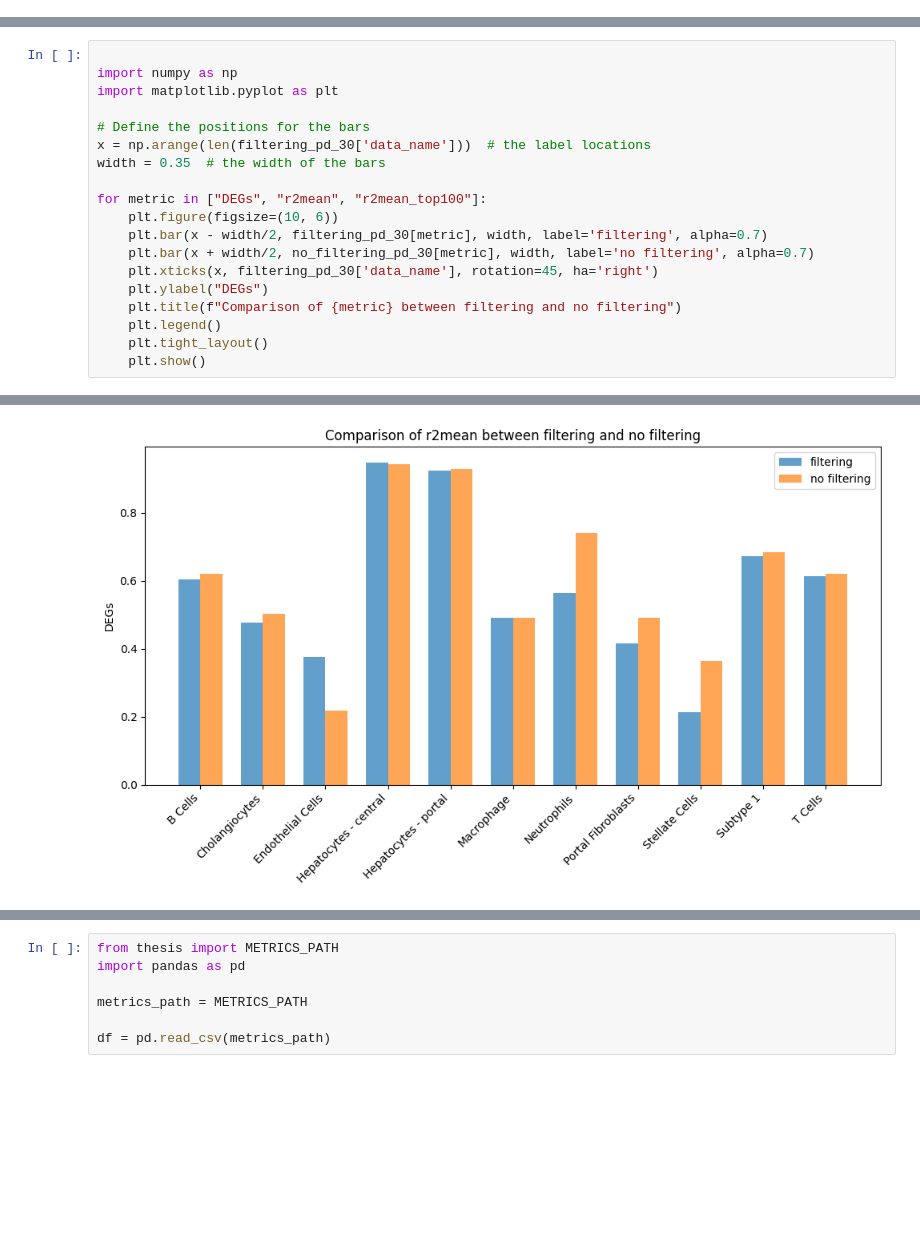
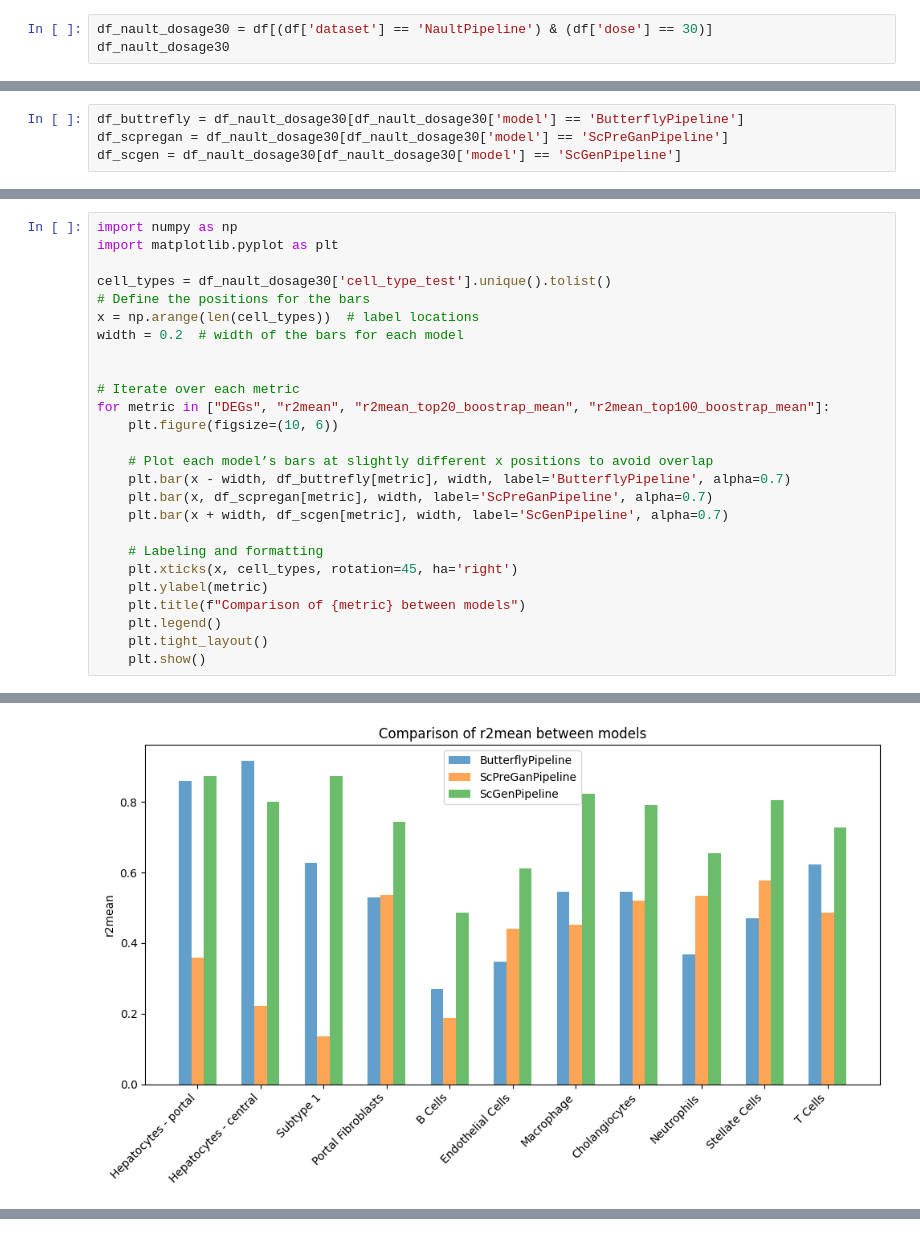
Before and after one commit to thodkatz/thesis, a Jupyter notebook: analysis/analysis.ipynb, the cells around one changed output, grey strips where cells are left out. Cells and saved outputs as stored; diff of their text form; blank space fills up the shorter version.

```diff
--- a/analysis/analysis.ipynb
+++ b/analysis/analysis.ipynb
@@ -123,0 +22,3 @@ filtering_pd_30
+# %%
+df_nault_dosage30 = df[(df['dataset'] == 'NaultPipeline') & (df['dose'] == 30)]
+df_nault_dosage30
@@ -123,0 +43,4 @@ filtering_pd_30
+# %%
+df_buttrefly = df_nault_dosage30[df_nault_dosage30['model'] == 'ButterflyPipeline']
+df_scpregan = df_nault_dosage30[df_nault_dosage30['model'] == 'ScPreGanPipeline']
+df_scgen = df_nault_dosage30[df_nault_dosage30['model'] == 'ScGenPipeline']
@@ -124,19 +96,26 @@ filtering_pd_30
 # %%
-
 import numpy as np
 import matplotlib.pyplot as plt
 
+cell_types = df_nault_dosage30['cell_type_test'].unique().tolist()
 # Define the positions for the bars
-x = np.arange(len(filtering_pd_30['data_name']))  # the label locations
-width = 0.35  # the width of the bars
+x = np.arange(len(cell_types))  # label locations
+width = 0.2  # width of the bars for each model
 
-for metric in ["DEGs", "r2mean", "r2mean_top100"]:
+
+# Iterate over each metric
+for metric in ["DEGs", "r2mean", "r2mean_top20_boostrap_mean", "r2mean_top100_boostrap_mean"]:
     plt.figure(figsize=(10, 6))
-    plt.bar(x - width/2, filtering_pd_30[metric], width, label='filtering', alpha=0.7)
-    plt.bar(x + width/2, no_filtering_pd_30[metric], width, label='no filtering', alpha=0.7)
-    plt.xticks(x, filtering_pd_30['data_name'], rotation=45, ha='right')
-    plt.ylabel("DEGs")
-    plt.title(f"Comparison of {metric} between filtering and no filtering")
+
+    # Plot each model’s bars at slightly different x positions to avoid overlap
+    plt.bar(x - width, df_buttrefly[metric], width, label='ButterflyPipeline', alpha=0.7)
+    plt.bar(x, df_scpregan[metric], width, label='ScPreGanPipeline', alpha=0.7)
+    plt.bar(x + width, df_scgen[metric], width, label='ScGenPipeline', alpha=0.7)
+
+    # Labeling and formatting
+    plt.xticks(x, cell_types, rotation=45, ha='right')
+    plt.ylabel(metric)
+    plt.title(f"Comparison of {metric} between models")
     plt.legend()
     plt.tight_layout()
     plt.show()
@@ -145 +124 @@ for metric in ["DEGs", "r2mean", "r2mean_top100"]:
-[figure, old version]
+[figure, new version]
@@ -147,7 +126,0 @@ for metric in ["DEGs", "r2mean", "r2mean_top100"]:
-# %%
-from thesis import METRICS_PATH
-import pandas as pd
-
-metrics_path = METRICS_PATH
-
-df = pd.read_csv(metrics_path)
```
Also changed, not shown: parts of 18 cells of this notebook, 7 other files.
